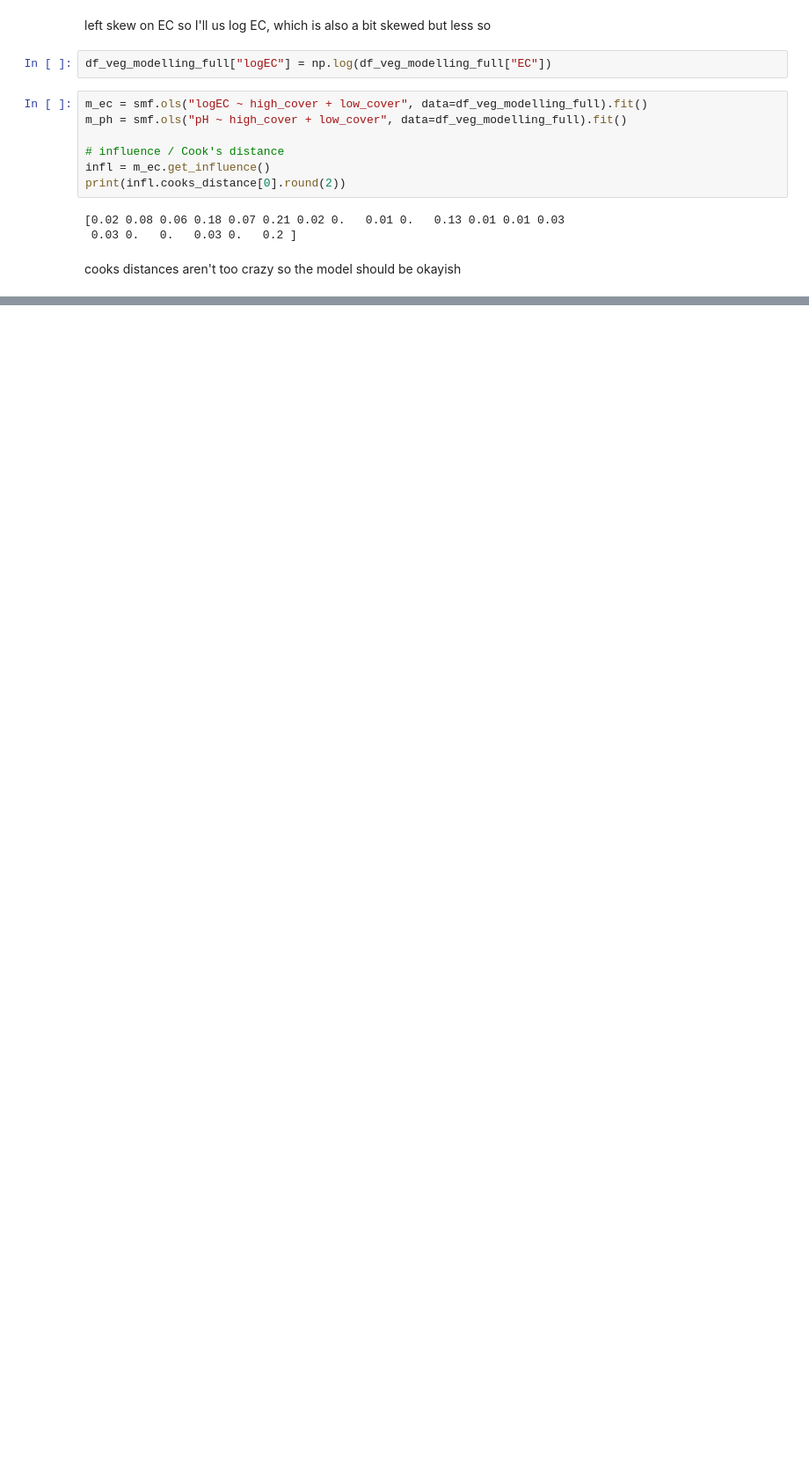
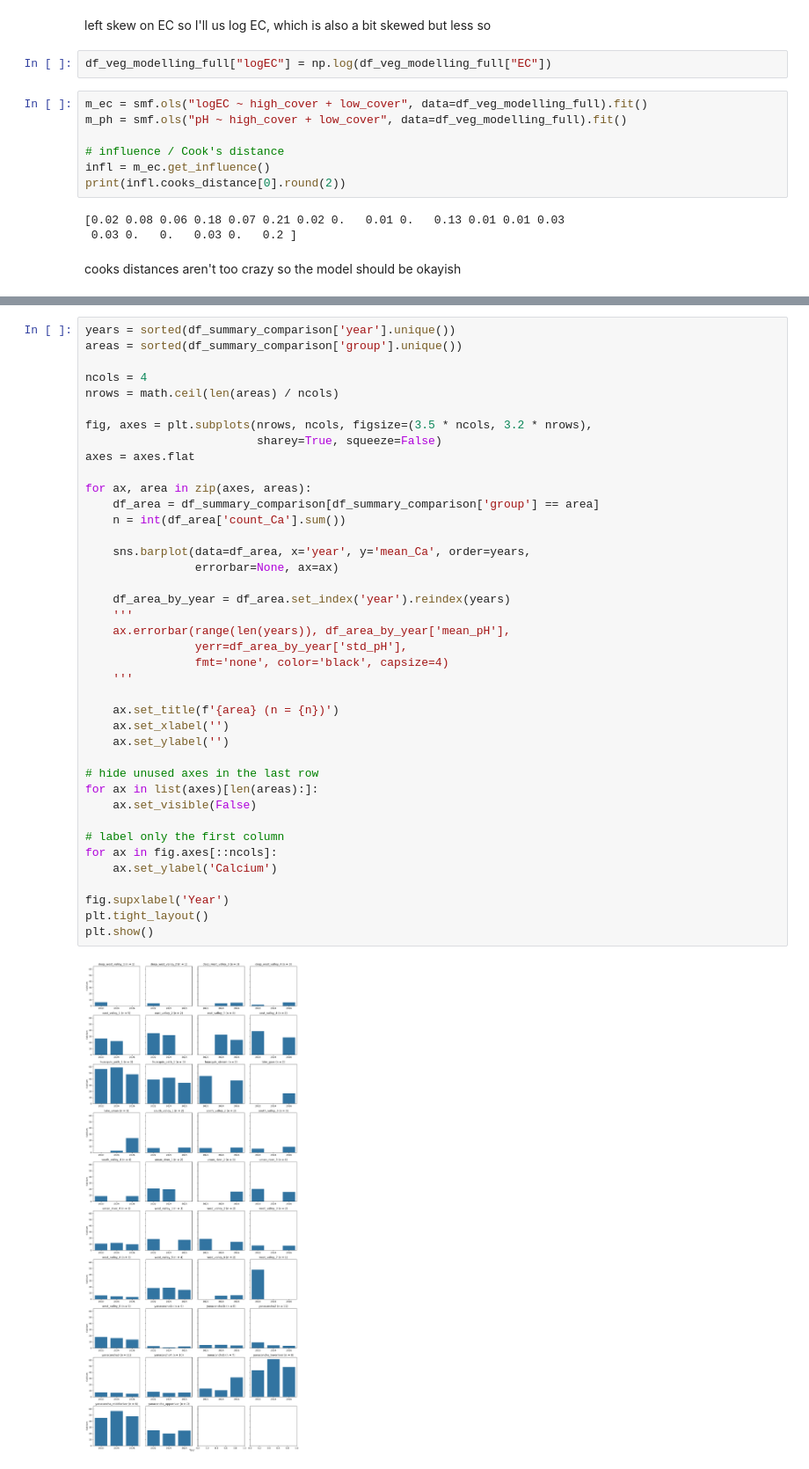
Before and after one commit to Sari-Parvillers/watergroup-peru, a Jupyter notebook: data_exploring.ipynb, the cells around one changed output, grey strips where cells are left out. Shown at 88% size. Saved outputs shown, nothing was run; the diff lists cells and outputs as text; blank space fills up the shorter version.

Commit message:
some year by year comparisons

```diff
--- a/data_exploring.ipynb
+++ b/data_exploring.ipynb
@@ -511,0 +527,42 @@ Notes:
+# %%
+years = sorted(df_summary_comparison['year'].unique())
+areas = sorted(df_summary_comparison['group'].unique())
+
+ncols = 4
+nrows = math.ceil(len(areas) / ncols)
+
+fig, axes = plt.subplots(nrows, ncols, figsize=(3.5 * ncols, 3.2 * nrows),
+                         sharey=True, squeeze=False)
+axes = axes.flat
+
+for ax, area in zip(axes, areas):
+    df_area = df_summary_comparison[df_summary_comparison['group'] == area]
+    n = int(df_area['count_Ca'].sum())
+
+    sns.barplot(data=df_area, x='year', y='mean_Ca', order=years,
+                errorbar=None, ax=ax)
+
+    df_area_by_year = df_area.set_index('year').reindex(years)
+    '''
+    ax.errorbar(range(len(years)), df_area_by_year['mean_pH'],
+                yerr=df_area_by_year['std_pH'],
+                fmt='none', color='black', capsize=4)
+    '''
+
+    ax.set_title(f'{area} (n = {n})')
+    ax.set_xlabel('')
+    ax.set_ylabel('')
+
+# hide unused axes in the last row
+for ax in list(axes)[len(areas):]:
+    ax.set_visible(False)
+
+# label only the first column
+for ax in fig.axes[::ncols]:
+    ax.set_ylabel('Calcium')
+
+fig.supxlabel('Year')
+plt.tight_layout()
+plt.show()
+# %% [output]
+[figure, added]
```
Also changed, not shown: parts of 6 cells of this notebook, 1 other file.
